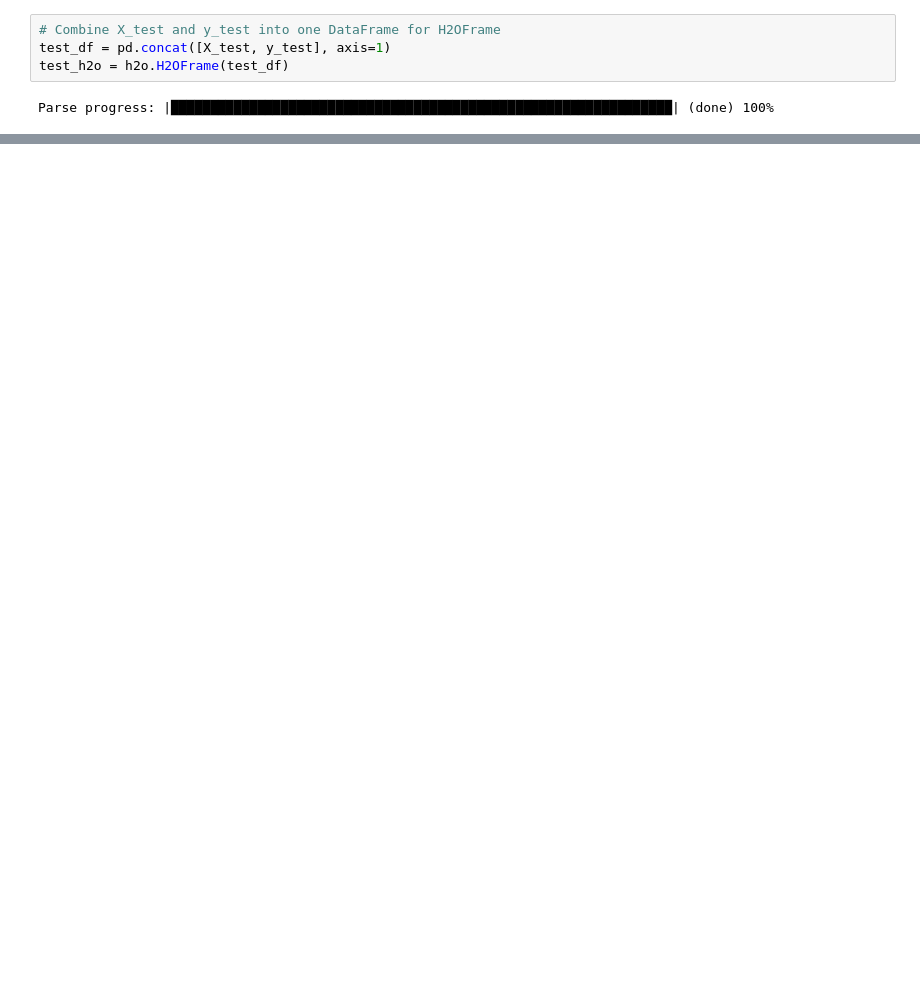
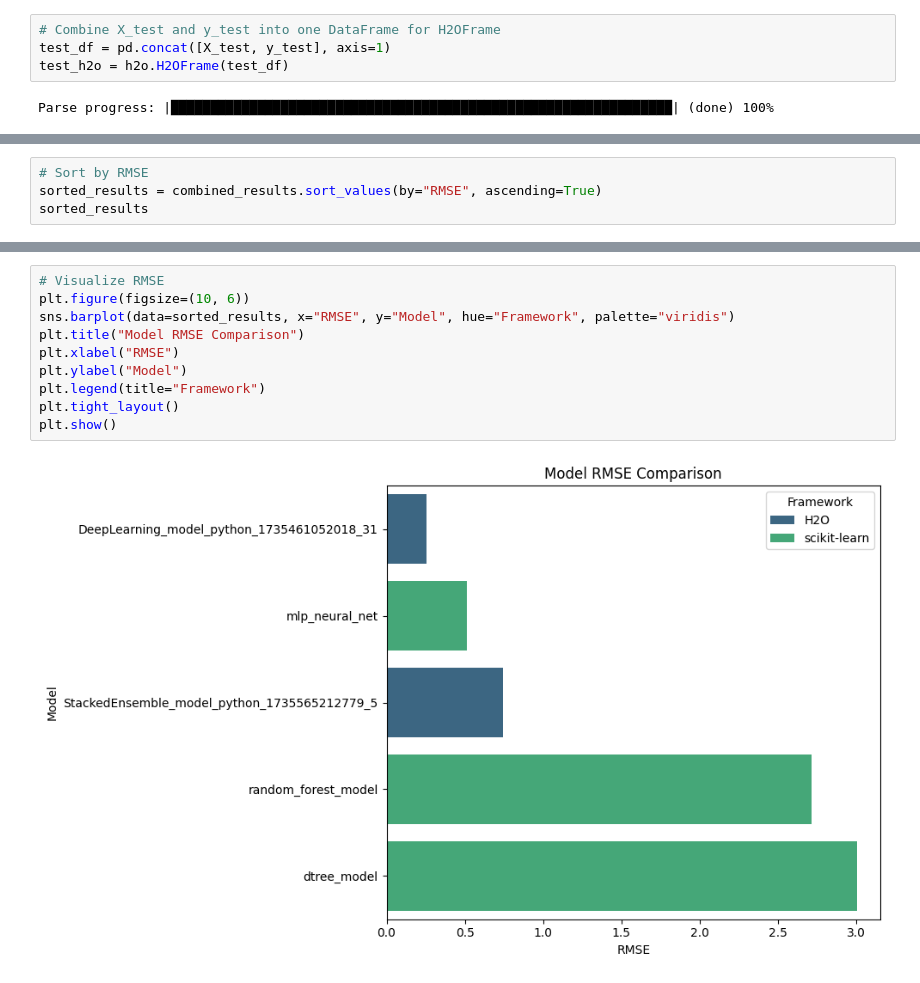
Before and after one commit to Aaron2k02/data-mining-warehousing-wages-analysis, a Jupyter notebook: notebooks/05_assessment/model_assessment.ipynb, the cells around one changed output, grey strips where cells are left out. Cells and saved outputs as stored; diff of their text form; blank space fills up the shorter version.

```diff
--- a/notebooks/05_assessment/model_assessment.ipynb
+++ b/notebooks/05_assessment/model_assessment.ipynb
@@ -982,0 +318,4 @@ Model Evaluation Results:
+# %%
+# Sort by RMSE
+sorted_results = combined_results.sort_values(by="RMSE", ascending=True)
+sorted_results
@@ -982,0 +329,12 @@ Model Evaluation Results:
+# %%
+# Visualize RMSE
+plt.figure(figsize=(10, 6))
+sns.barplot(data=sorted_results, x="RMSE", y="Model", hue="Framework", palette="viridis")
+plt.title("Model RMSE Comparison")
+plt.xlabel("RMSE")
+plt.ylabel("Model")
+plt.legend(title="Framework")
+plt.tight_layout()
+plt.show()
+# %% [output]
+[figure, added]
```
Also changed, not shown: parts of 76 cells of this notebook.
